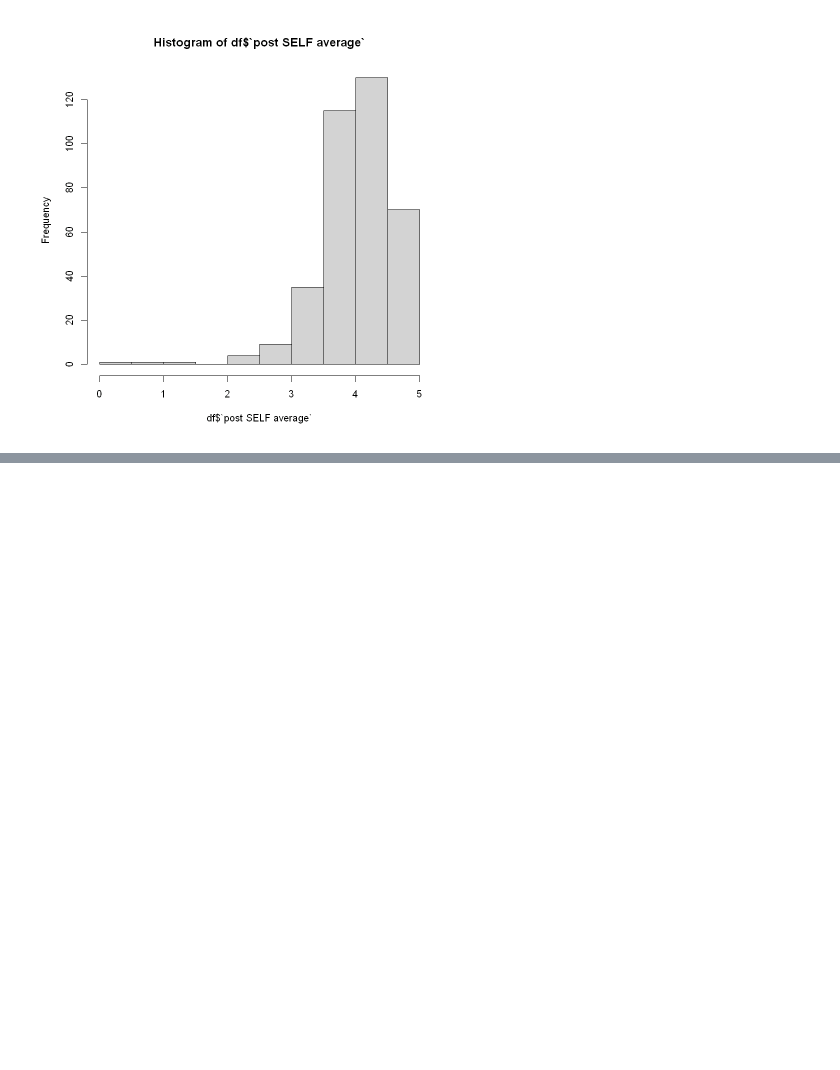
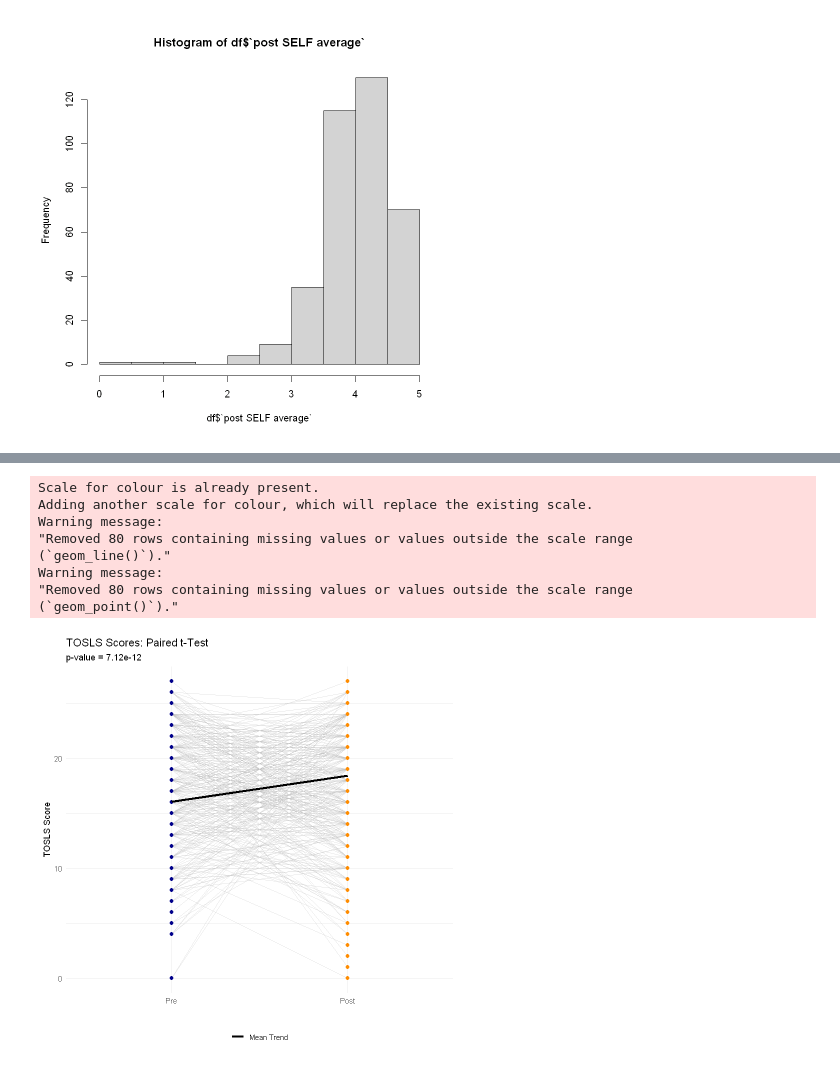
Before and after one commit to laurenlaturner/scientific_literacy, a Jupyter notebook: project_scientific_lit.ipynb, the cells around one changed output, grey strips where cells are left out. Drawn from its saved outputs; the diff is of its cells as text; code cells hidden in the pictures; blank space fills up the shorter version.

Commit message:
Addition of script, explanation, and visuals for t-tests and correlations.

```diff
--- a/project_scientific_lit.ipynb
+++ b/project_scientific_lit.ipynb
@@ -115,0 +145,4 @@ hist(df$`post SELF average`)
+# %%
+## t-Test for TOSLS
+t_result <- t.test(df$`pre TOSLS score`, df$`post TOSLS score`, paired = TRUE)
+t_result
@@ -115,0 +160,46 @@ hist(df$`post SELF average`)
+# %%
+## --- Visualization for T-test ---
+# Create long-format manually
+df_tosls_long <- data.frame(
+  ID = rep(1:nrow(df), each = 2),
+  Time = rep(c("Pre", "Post"), times = nrow(df)),
+  Score = c(df$`pre TOSLS score`, df$`post TOSLS score`)
+)
+
+df_tosls_long$Time <- factor(df_tosls_long$Time, levels = c("Pre", "Post"))
+
+# Calculate means
+mean_pre_tosls <- mean(df$`pre TOSLS score`, na.rm = TRUE)
+mean_post_tosls <- mean(df$`post TOSLS score`, na.rm = TRUE)
+
+# Prepare mean line data
+trend_data <- data.frame(Time = c("Pre", "Post"),
+                         Score = c(mean_pre_tosls, mean_post_tosls),
+                         Group = "Mean Trend")
+
+# Plot
+ggplot(df_tosls_long, aes(x = Time, y = Score, group = ID)) +
+  geom_line(alpha = 0.4, color = "gray") +
+  geom_point(aes(color = Time), size = 2) +
+  geom_line(data = trend_data,
+            aes(x = Time, y = Score, linetype = Group, group = Group),
+            color = "black", size = 1.2) +
+  scale_linetype_manual(name = "Mean Line", values = c("Mean Trend" = "solid")) +
+  scale_color_manual(name = "Mean Line", values = c("Mean Trend" = "black")) +
+  scale_color_manual(values = c("Pre" = "darkblue", "Post" = "darkorange"), guide = "none") +
+  labs(title = "TOSLS Scores: Paired t-Test",
+       subtitle = paste0("p-value = ", signif(t_result$p.value, 3)),
+       x = "", y = "TOSLS Score") +
+  theme_minimal() +
+  theme(legend.title = element_blank(),
+        legend.position = "bottom")
+# %% [output]
+Scale for colour is already present.
+Adding another scale for colour, which will replace the existing scale.
+Warning message:
+"Removed 80 rows containing missing values or values outside the scale range
+(`geom_line()`)."
+Warning message:
+"Removed 80 rows containing missing values or values outside the scale range
+(`geom_point()`)."
+[figure, added]
```
Also changed, not shown: parts of 22 cells of this notebook.
